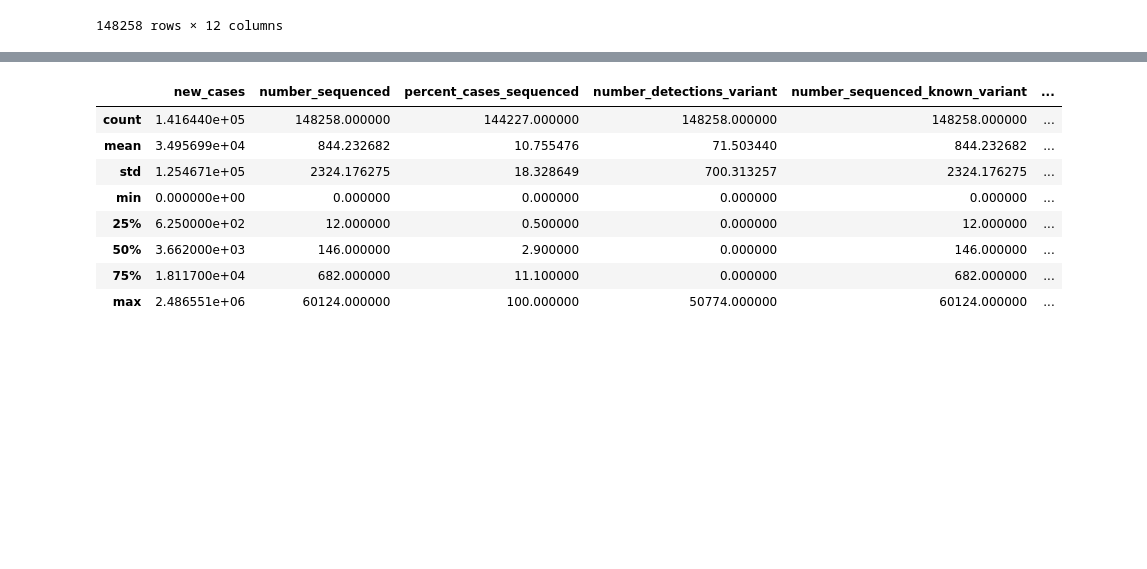
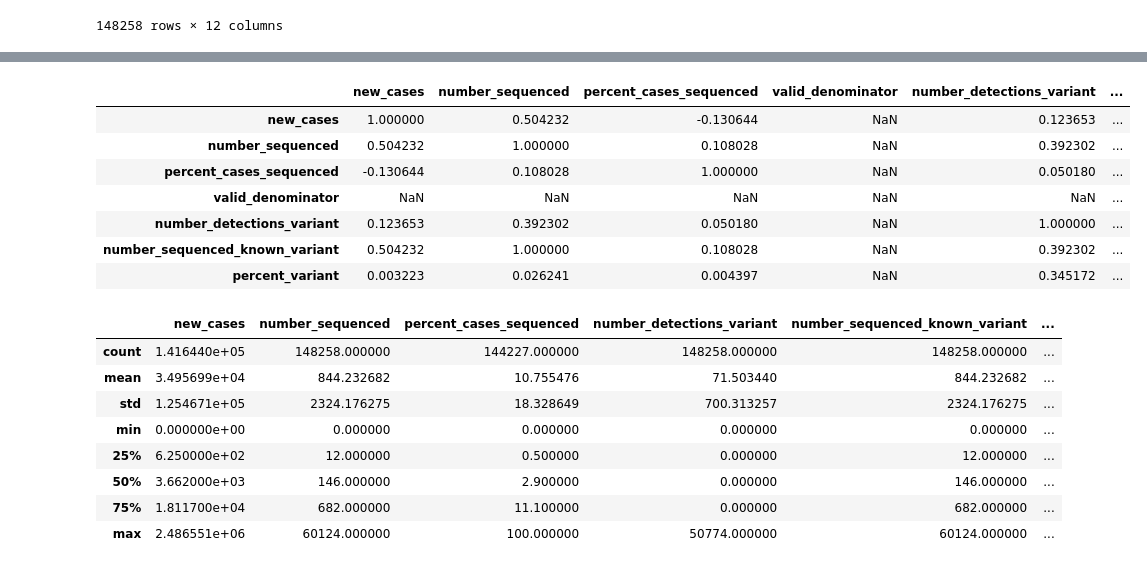
Before and after one commit to svgen83/ml_python_blastim, a Jupyter notebook: Generalov_6_lesson_homework.ipynb, the cells around one changed output, grey strips where cells are left out. Cells and saved outputs as stored; diff of their text form; code cells hidden in the pictures; blank space fills up the shorter version.

```diff
--- a/Generalov_6_lesson_homework.ipynb
+++ b/Generalov_6_lesson_homework.ipynb
@@ -33,3 +33,15 @@ Text(0.5, 0, 'length')
+# %%
+correlations = df.corr()
+correlations
+# %% [output]
+|  | new_cases | number_sequenced | percent_cases_sequenced | valid_denominator | number_detections_variant | ... |
+| new_cases | 1.000000 | 0.504232 | -0.130644 | NaN | 0.123653 | ... |
+| number_sequenced | 0.504232 | 1.000000 | 0.108028 | NaN | 0.392302 | ... |
+| percent_cases_sequenced | -0.130644 | 0.108028 | 1.000000 | NaN | 0.050180 | ... |
+| valid_denominator | NaN | NaN | NaN | NaN | NaN | ... |
+| number_detections_variant | 0.123653 | 0.392302 | 0.050180 | NaN | 1.000000 | ... |
+| number_sequenced_known_variant | 0.504232 | 1.000000 | 0.108028 | NaN | 0.392302 | ... |
+| percent_variant | 0.003223 | 0.026241 | 0.004397 | NaN | 0.345172 | ... |
 # %%
 df.describe()
 # %% [output]
```
Also changed, not shown: parts of 7 cells of this notebook.
